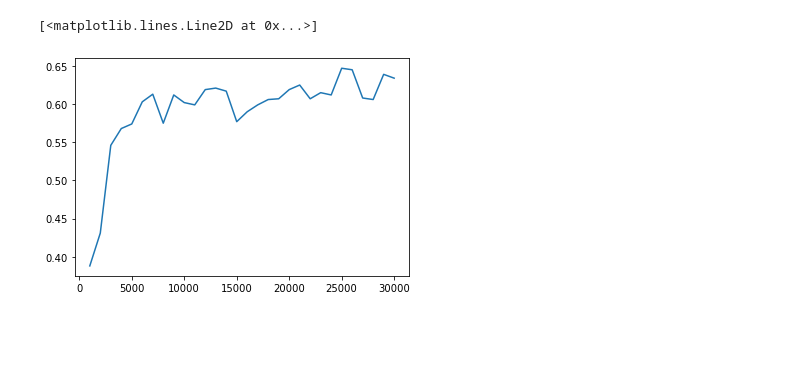
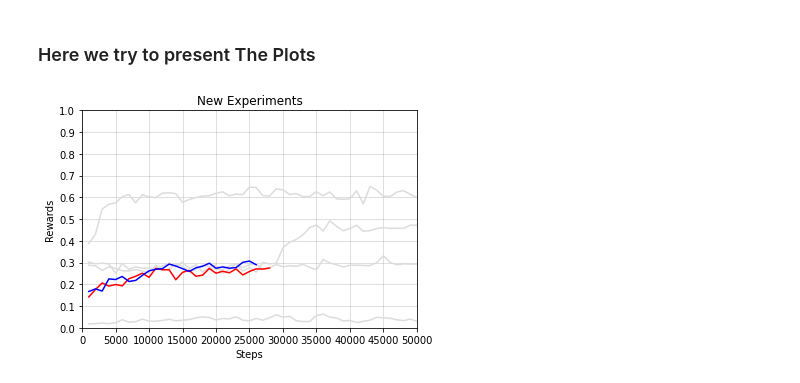
Before and after one commit to EdwardYangHY/transformer_I2S, a Jupyter notebook: egs/RL_1_3/check_eval_results.ipynb, the cells around one changed output. Cells and saved outputs as stored; diff of their text form; code cells hidden in the pictures; blank space fills up the shorter version.

```diff
--- a/egs/RL_1_3/check_eval_results.ipynb
+++ b/egs/RL_1_3/check_eval_results.ipynb
@@ -10,10 +7,2 @@ npz_path = "/net/papilio/storage2/yhaoyuan/transformer_I2S/egs/RL_1_3/logs_ddpg_
-# %%
-a = np.load(npz_path)
-assert len(a["timesteps"]) == len(a["results"])
-fig, ax = plt.subplots()
-x = a["timesteps"]
-y = [rewards.mean() for rewards in a["results"][:]]
-ax.plot(x, y)
-# %% [output]
-[<matplotlib.lines.Line2D at 0x...>]
-[figure, removed]
+# %% [markdown]
+### Here we try to present The Plots
@@ -19,0 +36,36 @@ ax.plot(x, y)
+# %%
+# npz_path = "/net/papilio/storage2/yhaoyuan/transformer_I2S/egs/RL_1_3/logs_reproduce_2048_no_sentence/evaluations.npz"
+# npz_path = "/net/papilio/storage2/yhaoyuan/transformer_I2S/egs/RL_1_3/logs_ddpg_hard_img/evaluations.npz"
+g = "gainsboro"
+r = "red"
+npz_paths_reproduce = {}
+npz_paths_reproduce["logs_reproduce_50_no_sentence"] = ["./logs_reproduce_50_no_sentence/evaluations.npz", g]
+npz_paths_reproduce["logs_reproduce_2048_no_sentence"] = ["./logs_reproduce_2048_no_sentence/evaluations.npz", g]
+npz_paths_reproduce["logs_reproduce_50"] = ["./logs_reproduce_50/evaluations.npz", g]
+npz_paths_reproduce["logs_reproduce_2048"] = ["./logs_reproduce_2048/evaluations.npz", g]
+
+npz_paths_new = {}
+npz_paths_new["logs_ddpg_hard_img"] = ["./logs_ddpg_hard_img/evaluations.npz", g]
+npz_paths_new["logs_ddpg_hard_img_no_sentence"] = ["./logs_ddpg_hard_img_no_sentence/evaluations.npz", g]
+npz_paths_new["logs_ddpg_soft_img_no_sentence"] = ["./logs_ddpg_soft_img_no_sentence/evaluations.npz", g]
+npz_paths_new["logs_ddpg_record_choosepos"] = ["./logs_ddpg_record_choosepos/evaluations.npz", g]
+npz_paths_new["logs_ddpg_new_fixed_image_no_sentence"] = ["./logs_ddpg_new_fixed_image_no_sentence/evaluations.npz", r]
+npz_paths_new["logs_ddpg_new_fixed_image_8_sentence"] = ["./logs_ddpg_new_fixed_image_8_sentence/evaluations.npz", "b"]
+# %%
+# Set figure
+plt.figure()
+plt.xlim([0,50000])
+plt.ylim([0,1])
+plt.xticks(np.linspace(0, 50000, 11))
+plt.yticks(np.linspace(0, 1, 11))
+plt.xlabel("Steps")
+plt.ylabel("Rewards")
+plt.title("New Experiments")
+# ax.set_xsticks
+
+plt.grid(which="major", alpha = 0.5)
+plt.grid(which="minor", alpha = 0.1)
+plot_dict(npz_paths_new)
+# plt_plot_one(npz_path, 'gainsboro')
+# %% [output]
+[figure, added]
```
Also changed, not shown: parts of 2 cells of this notebook, 10 other files.
